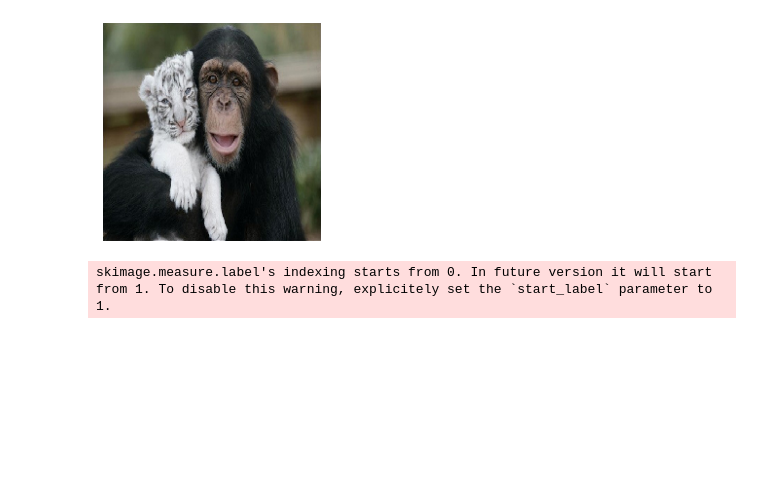
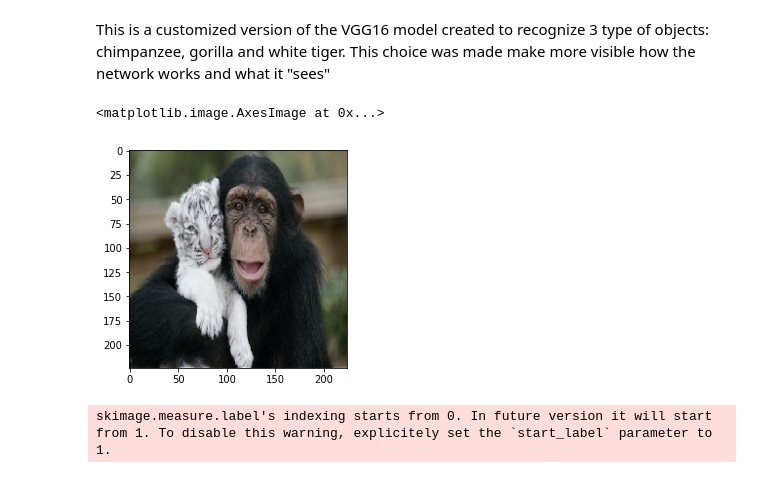
Before and after one commit to SAAF-16/Explainable_AI-Bachelor_Thesis, a Jupyter notebook: XAI libs tests/imageExplain(shap2).ipynb, the cells around one changed output. Cells and saved outputs as stored; diff of their text form; code cells hidden in the pictures; blank space fills up the shorter version.

```diff
--- a/XAI libs tests/imageExplain(shap2).ipynb
+++ b/XAI libs tests/imageExplain(shap2).ipynb
@@ -18,0 +47,2 @@ model = VGG16()
+# %% [markdown]
+This is a customized version of the VGG16 model created to recognize 3 type of objects: chimpanzee, gorilla and white tiger. This choice was made make more visible how the network works and what it "sees"
@@ -19,10 +57,10 @@ model = VGG16()
 # %%
-# load an image
-file = "immagine.jpg"
-img = image.load_img(file, target_size=(224, 224))
-img_orig = image.img_to_array(img)
-plt.imshow(img);
-plt.axis('off');
+# loading an image
+
+img = tf.keras.preprocessing.image.load_img("immagine.jpg", target_size=(224, 224))
+img_arr = tf.keras.preprocessing.image.img_to_array(img)
+plt.imshow(img)
 # %% [output]
+<matplotlib.image.AxesImage at 0x...>
-[figure, old version]
+[figure, new version]
 # %%
```
Also changed, not shown: parts of 15 cells of this notebook, 2 other files.
